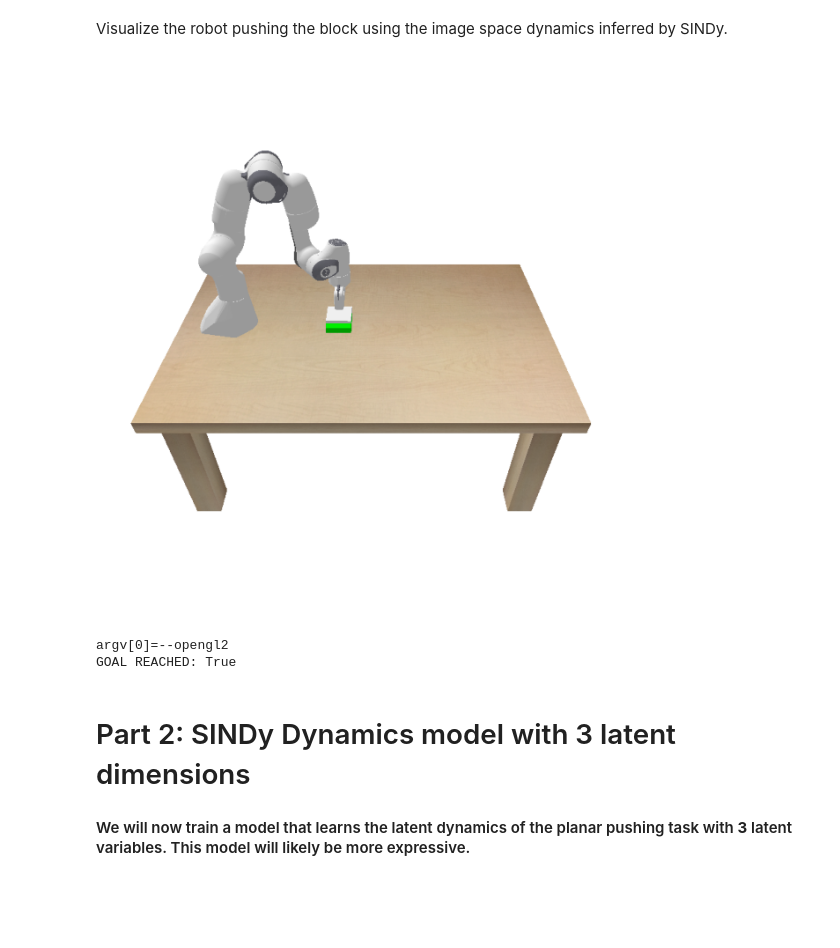
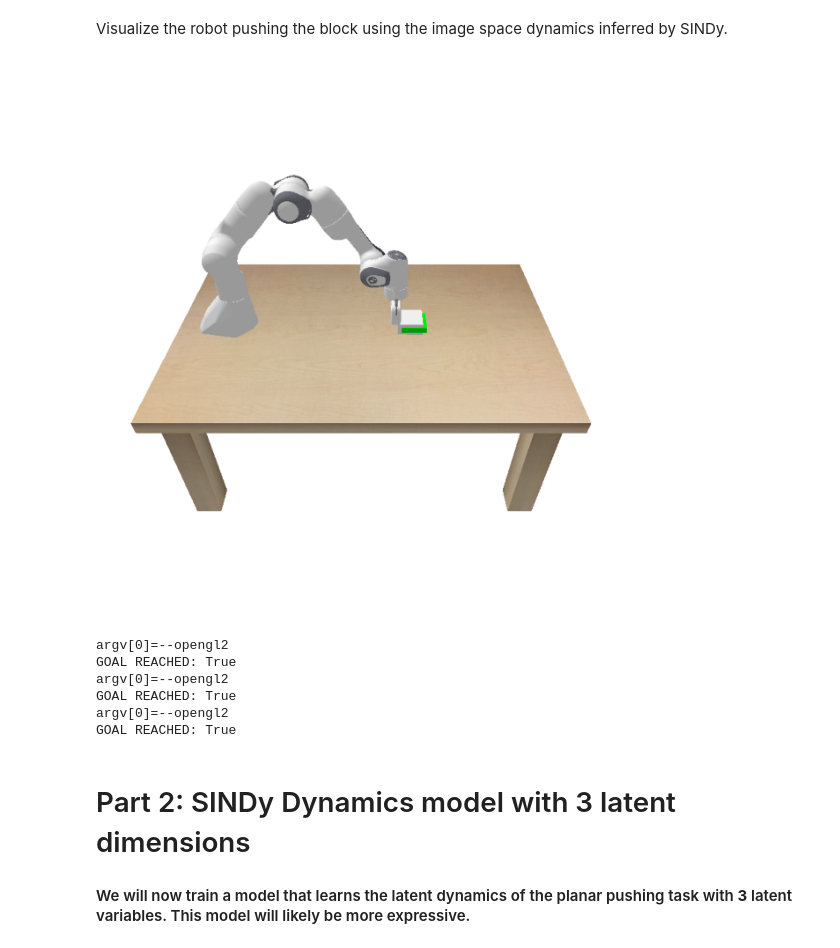
Before and after one commit to adi-balaji/RoboSINDy, a Jupyter notebook: RoboSINDy.ipynb, the cells around one changed output. Cells and saved outputs as stored; diff of their text form; code cells hidden in the pictures; blank space fills up the shorter version.

Commit message:
data collection and vis traj

```diff
--- a/RoboSINDy.ipynb
+++ b/RoboSINDy.ipynb
@@ -59,7 +62,7 @@ plt.close(fig)
 # %% [markdown]
 Collect a dataset npy file that also included the state_derivatives. This will open the npy file in dataset_path and compute the state discrete time derivatives using central difference formula. It will then repackage states, actions, and state derivatives into a new .npy file which we can use as our dataset.
 # %%
-dataset_path = "datasets/pushing_image_data.npy"
+dataset_path = "datasets/collected_data_large_push.npy"
 dt = 1/240.0 # time step in pybullet
 
 
@@ -84,6 +87,8 @@ for item in data_npy:
         }
         samples.append(sample)
 
+view_states([sample['state'] for sample in samples[:5]])
+
 # print info about samples
 print(f"Number of samples: {len(samples)}")
 print(f"Sample state shape: {samples[0]['state'].shape}")
@@ -190,56 +214,70 @@ Visualize the robot pushing the block using the image space dynamics inferred by
 # %%
 import pybullet as p
 
 # Control on an obstacle free environment
 %matplotlib inline
 
 fig = plt.figure(figsize=(8,8))
 hfig = display(fig, display_id=True)
 visualizer = NotebookVisualizer(fig=fig, hfig=hfig)
 
-# start_state = np.array([0.4, 0.0, 0.0])
-# target_state = np.array([0.7, 0.0, 0.0])
+start_state = np.array([0.4, 0.0, 0.0])
+target_state = np.array([0.7, -0.0, 0.0])
 
-start_state = np.array([0.4, 0.3, -np.pi/2])
-target_state = np.array([0.4, -0.0, 0.0])
+# start_state = np.array([0.4, 0.3, -np.pi/2])
+# target_state = np.array([0.4, -0.0, 0.0])
 
 # start_state = np.array([0.3, 0.3, np.pi])
 # target_state = np.array([0.0, 0.3, 0.0])
 
-# start_state = np.array([0.0, 0.3, 0.0])
-# target_state = np.array([0.6, 0.2, 0.0])
+# start_state = np.array([0.6, 0.1, -np.pi/4])
+# target_state = np.array([0.8, -0.0, 0.0])
 
+############### choose number of trials to run ###################
+num_trials = 3
+##################################################################
 
-env = PandaImageSpacePushingEnv(visualizer=visualizer, render_non_push_motions=False,  camera_heigh=800, camera_width=800, render_every_n_steps=1, grayscale=True, target_pose_vis=target_state, start_state=start_state)
-env.object_target_pose = env._planar_pose_to_world_pose(target_state)
-state_0 = env.reset()
-controller = PushingImgSpaceController(env, sindy_dynamics_model, img_space_pushing_cost_function, normalization_constants, num_samples=100, horizon=10)
+for i in range(num_trials):
+    env = PandaImageSpacePushingEnv(visualizer=visualizer, render_non_push_motions=False,  camera_heigh=800, camera_width=800, render_every_n_steps=5, grayscale=True, target_pose_vis=target_state, start_state=start_state)
+    env.object_target_pose = env._planar_pose_to_world_pose(target_state)
+    state_0 = env.reset()
+    controller = PushingImgSpaceController(env, sindy_dynamics_model, img_space_pushing_cost_function, normalization_constants, num_samples=50, horizon=10)
 
-state = state_0
+    state = state_0
 
-num_steps_max = 1000
+    num_steps_max = 15
 
-goal_reached = False
-for i in range(num_steps_max):
-    action = controller.control(state)
-    state, reward, done, _ = env.step(action)
+    trajectory = []
+    goal_reached = False
+    for i in range(num_steps_max):
+        action = controller.control(state)
+        state, reward, done, _ = env.step(action)
 
-    # check if we have reached the goal
-    end_pose = env.get_object_pos_planar()
-    goal_distance = np.linalg.norm(end_pose[:2]-target_state[:2]) # evaluate only position, not orientation
-    goal_reached = goal_distance < BOX_SIZE/2
-    if done or goal_reached:
-        break
+        # check if we have reached the goal
+        end_pose = env.get_object_pos_planar()
+        trajectory.append(end_pose)
+        goal_distance = np.linalg.norm(end_pose[:2]-target_state[:2]) # evaluate only position, not orientation
+        goal_reached = goal_distance < BOX_SIZE/2
+        if done or goal_reached:
+            break
 
+    ########### WRITRE PATH TO SAVE TRAJECTORIES ############
+    trajectory_file = "trash.txt"
+    write_traj_to_file(trajectory=trajectory, filename=trajectory_file)
+    #########################################################
 
-print(f'GOAL REACHED: {goal_reached}')
+    print(f'GOAL REACHED: {goal_reached}')
 
 
 plt.close(fig)
 # %% [output]
-[figure, old version]
+[figure, new version]
 argv[0]=--opengl2
 GOAL REACHED: True
+argv[0]=--opengl2
+GOAL REACHED: True
+argv[0]=--opengl2
+GOAL REACHED: True
 # %% [markdown]
 # Part 2: SINDy Dynamics model with 3 latent dimensions
 
```
Also changed, not shown: parts of 17 cells of this notebook, 10 other files.
